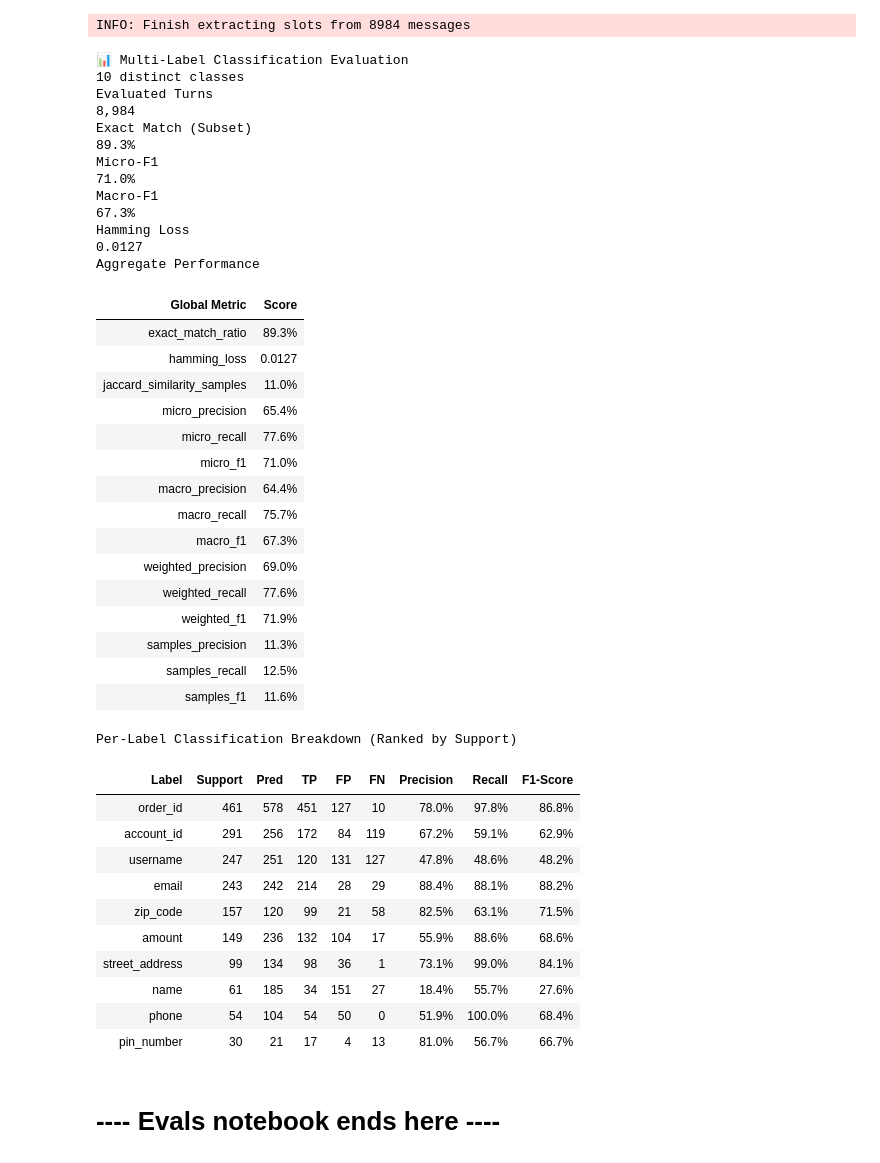
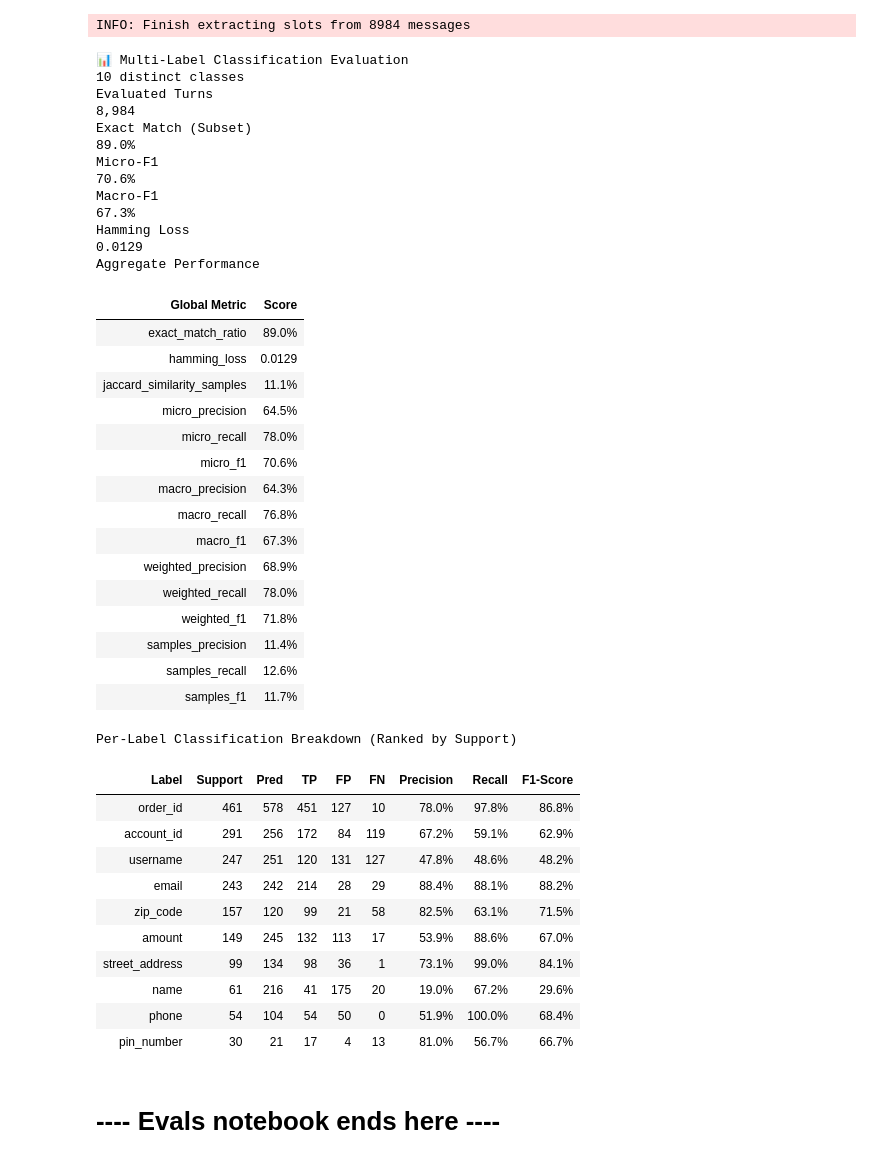
Before and after one commit to ridhoma/nlp-dialogue-state-tracking, a Jupyter notebook: notebooks/01_semantic_slots_extraction_evals.ipynb, the cells around one changed output. Saved outputs shown, nothing was run; the diff lists cells and outputs as text; code cells hidden in the pictures.

```diff
--- a/notebooks/01_semantic_slots_extraction_evals.ipynb
+++ b/notebooks/01_semantic_slots_extraction_evals.ipynb
@@ -48,5 +48,6 @@ df_evals_true_slots['true_slots'].apply(lambda x: global_slots.update(x))
 # ).apply(lambda x: global_slots.update(x))
 
 available_slots = sorted(list(global_slots))
+available_slots.append("payment_method") # manually add payment_method
 logger.info(f"There are {len(available_slots)} available slots globally:\n{available_slots}")
 # %% [output]
@@ -61,6 +62,7 @@ HYPOTHESES_BY_SLOTS = {
     "email": "The customer enters their email address.",
     "name": "The customer specifies a merchandise product name.",
     "order_id": "The customer specifies an order ID number.",
+    "payment_method": "The customer specifies a payment method.",
     "phone": "The customer provides a telephone phone number.",
     "pin_number": "The customer enters their PIN number.",
     "street_address": "The customer specifies a street address.",
@@ -68,7 +70,7 @@ HYPOTHESES_BY_SLOTS = {
     "zip_code": "The customer provides a postal zip code.",
 }
 
-HYPOTHESIS_GATE = "The customer provides an identifier, contact info, code, name, or numeric amount."
+HYPOTHESIS_GATE = "The customer provides an identifier, contact info, code, name, product, payment method, or numeric amount."
 
 THRESHOLD_BY_SLOTS = {
     "email": 0.98,
@@ -78,6 +80,7 @@ THRESHOLD_BY_SLOTS = {
     "zip_code": 0.85,
     "amount": 0.9,
     "street_address": 0.9,
+    "payment_method": 0.90,
 }
 
 slot_extractor = SemanticMatcher(
@@ -132,50 +135,50 @@ INFO: Finish extracting slots from 8984 messages
 # %%
 from data_science.evaluation import evaluate_multilabel
 
 df_evals = (
     df_evals_true_slots.merge(
         df_results,
         how='left', on=['convo_id', 'turn_id']
     )
 )
 
 eval_result= evaluate_multilabel(
     df_evals, true_col="true_slots",
     pred_col="inferred_slots",
-    drop_zero_support=False
+    drop_zero_support=True
 )
 
 eval_result
 # %% [output]
 📊 Multi-Label Classification Evaluation
 10 distinct classes
 Evaluated Turns
 8,984
 Exact Match (Subset)
-89.3%
+89.0%
 Micro-F1
-71.0%
+70.6%
 Macro-F1
 67.3%
 Hamming Loss
-0.0127
+0.0129
 Aggregate Performance
 | Global Metric | Score |
-| exact_match_ratio | 89.3% |
-| hamming_loss | 0.0127 |
-| jaccard_similarity_samples | 11.0% |
-| micro_precision | 65.4% |
-| micro_recall | 77.6% |
-| micro_f1 | 71.0% |
-| macro_precision | 64.4% |
-| macro_recall | 75.7% |
+| exact_match_ratio | 89.0% |
+| hamming_loss | 0.0129 |
+| jaccard_similarity_samples | 11.1% |
+| micro_precision | 64.5% |
+| micro_recall | 78.0% |
+| micro_f1 | 70.6% |
+| macro_precision | 64.3% |
+| macro_recall | 76.8% |
 | macro_f1 | 67.3% |
-| weighted_precision | 69.0% |
-| weighted_recall | 77.6% |
-| weighted_f1 | 71.9% |
-| samples_precision | 11.3% |
-| samples_recall | 12.5% |
-| samples_f1 | 11.6% |
+| weighted_precision | 68.9% |
+| weighted_recall | 78.0% |
+| weighted_f1 | 71.8% |
+| samples_precision | 11.4% |
+| samples_recall | 12.6% |
+| samples_f1 | 11.7% |
 Per-Label Classification Breakdown (Ranked by Support)
 | Label | Support | Pred | TP | FP | FN | Precision | Recall | F1-Score |
 | order_id | 461 | 578 | 451 | 127 | 10 | 78.0% | 97.8% | 86.8% |
@@ -183,9 +186,9 @@ Per-Label Classification Breakdown (Ranked by Support)
 | username | 247 | 251 | 120 | 131 | 127 | 47.8% | 48.6% | 48.2% |
 | email | 243 | 242 | 214 | 28 | 29 | 88.4% | 88.1% | 88.2% |
 | zip_code | 157 | 120 | 99 | 21 | 58 | 82.5% | 63.1% | 71.5% |
-| amount | 149 | 236 | 132 | 104 | 17 | 55.9% | 88.6% | 68.6% |
+| amount | 149 | 245 | 132 | 113 | 17 | 53.9% | 88.6% | 67.0% |
 | street_address | 99 | 134 | 98 | 36 | 1 | 73.1% | 99.0% | 84.1% |
-| name | 61 | 185 | 34 | 151 | 27 | 18.4% | 55.7% | 27.6% |
+| name | 61 | 216 | 41 | 175 | 20 | 19.0% | 67.2% | 29.6% |
 | phone | 54 | 104 | 54 | 50 | 0 | 51.9% | 100.0% | 68.4% |
 | pin_number | 30 | 21 | 17 | 4 | 13 | 81.0% | 56.7% | 66.7% |
 # %% [markdown]
```
Also changed, not shown: parts of 10 cells of this notebook, 18 other files.
